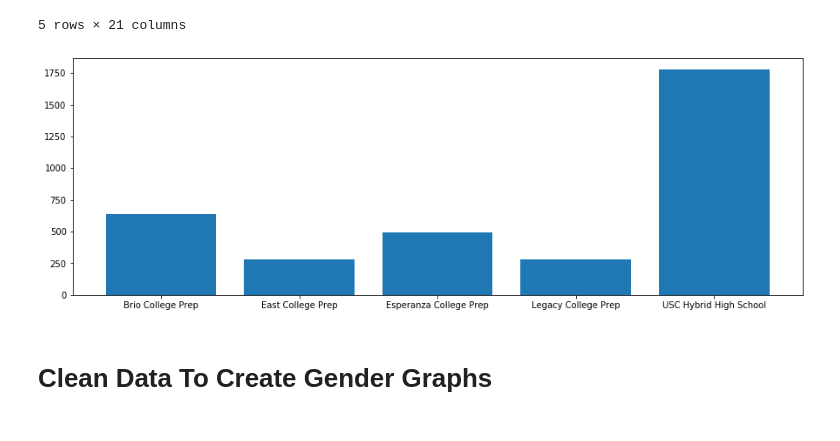
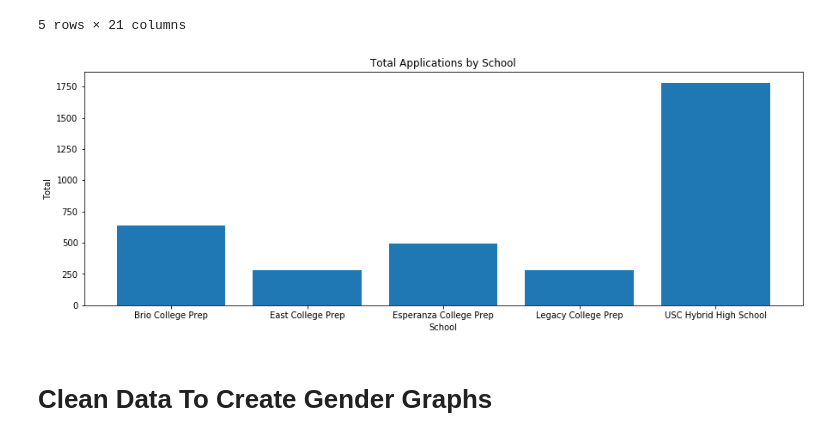
Before and after one commit to nvnehemias/Chart_School_Analysis, a Jupyter notebook: Clean_SchoolMint.ipynb, the cells around one changed output. Cells and saved outputs as stored; diff of their text form; code cells hidden in the pictures.

```diff
--- a/Clean_SchoolMint.ipynb
+++ b/Clean_SchoolMint.ipynb
@@ -120,9 +120,13 @@ y = count_by_school["Student Name"]
 # %%
 plt.figure(figsize = (15,5))
 plt.bar(x,y)
+plt.xlabel("School")
+plt.ylabel("Total")
+plt.title("Total Applications by School")
+
 plt.show()
 # %% [output]
-[figure, old version]
+[figure, new version]
 # %% [markdown]
 # Clean Data To Create Gender Graphs
 # %%
```
Also changed, not shown: parts of 10 cells of this notebook.
